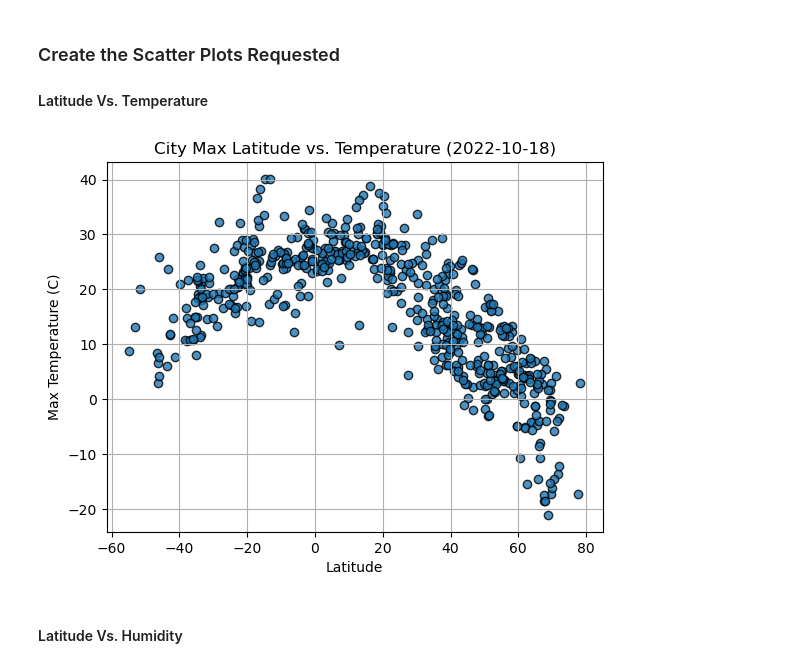
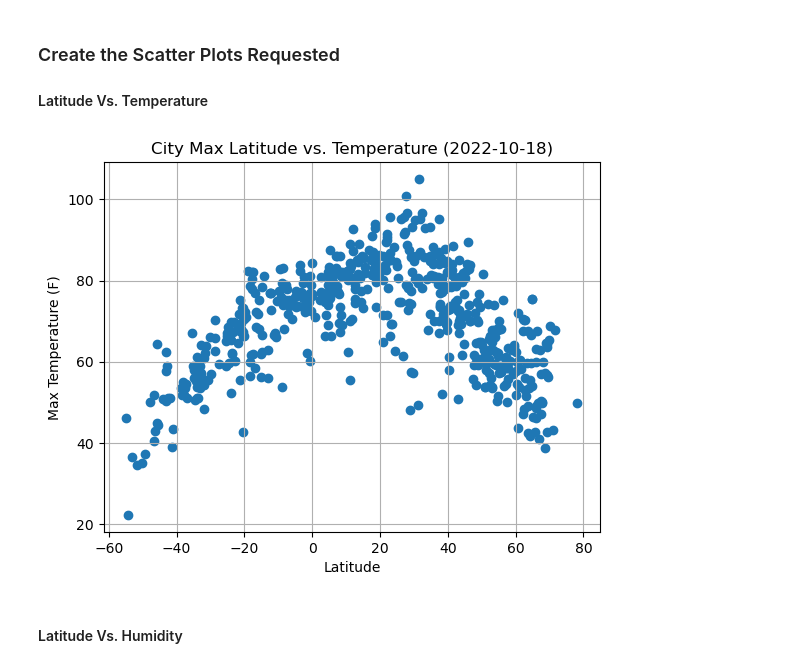
Before and after one commit to mayra0601/python-api-challenge, a Jupyter notebook: WeatherPy.ipynb, the cells around one changed output. Cells and saved outputs as stored; diff of their text form; code cells hidden in the pictures.

```diff
--- a/WeatherPy.ipynb
+++ b/WeatherPy.ipynb
@@ -189,18 +198,22 @@ city_data_df.head()
 #### Latitude Vs. Temperature
 # %%
 # Build scatter plot for latitude vs. temperature
-# YOUR CODE HERE
+plt.scatter(city_data_df["Lat"], city_data_df["Max Temp"])
+
 
 # Incorporate the other graph properties
-# YOUR CODE HERE
+plt.xlabel("Latitude")
+plt.ylabel("Max Temperature (F)")
+plt.title("City Max Latitude vs. Temperature (2022-10-18)")
+plt.grid(True)
 
 # Save the figure
-plt.savefig("output_data/Fig1.png")
+plt.savefig("/Users/mayraterrazas/UCI-Folder/Starter_Code 10/python-api-challenge/output_data/Fig.png")
 
 # Show plot
 plt.show()
 # %% [output]
-[figure, old version]
+[figure, new version]
 # %% [markdown]
 #### Latitude Vs. Humidity
 # %%
```
Also changed, not shown: parts of 38 cells of this notebook.
